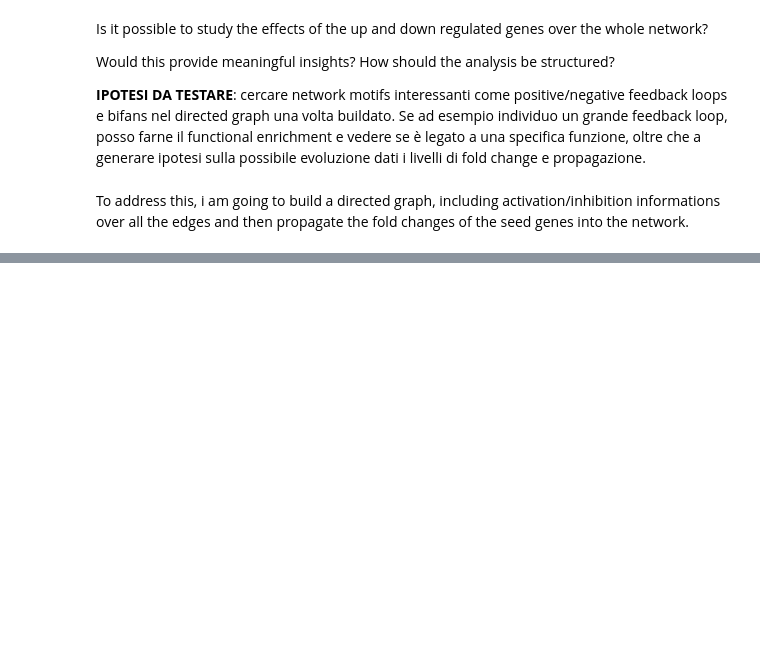
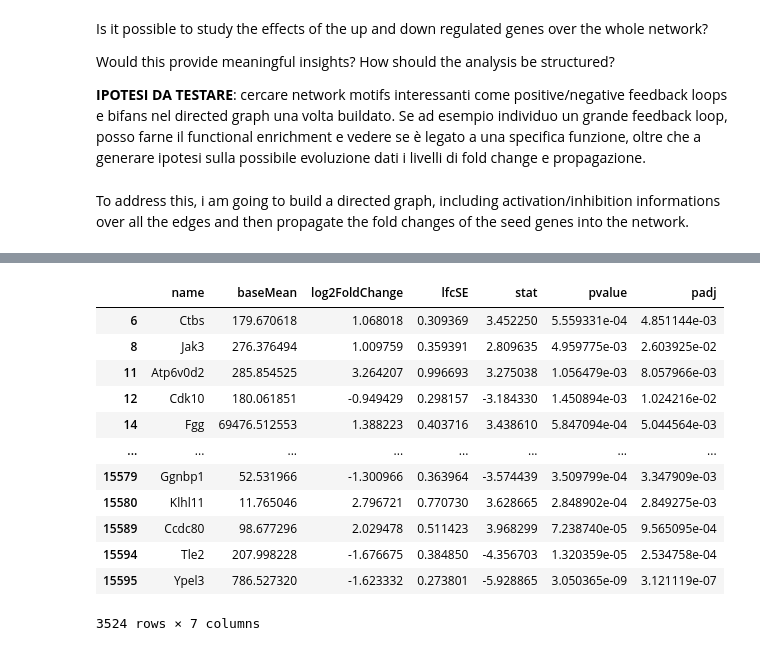
Before and after one commit to EmilianoMarrale/SocialNetworkAnalysis, a Jupyter notebook: notebooks/03_diffusion_analysis.ipynb, the cells around one changed output, grey strips where cells are left out. Cells and saved outputs as stored; diff of their text form; code cells hidden in the pictures; blank space fills up the shorter version.

```diff
--- a/notebooks/03_diffusion_analysis.ipynb
+++ b/notebooks/03_diffusion_analysis.ipynb
@@ -25,0 +34,17 @@ To address this, i am going to build a directed graph, including activation/inhi
+# %%
+ground_truth_fold_change = deg_utils.preprocess_bulk_rna_seq_data(0.05, 0.585, contrast=["group", "Aging", "Young"], file=config.young_vs_aging_PROCESSED_BULK_RNA_SEQ_FILE)
+ground_truth_fold_change
+# %% [output]
+|  | name | baseMean | log2FoldChange | lfcSE | stat | pvalue | padj |
+| 6 | Ctbs | 179.670618 | 1.068018 | 0.309369 | 3.452250 | 5.559331e-04 | 4.851144e-03 |
+| 8 | Jak3 | 276.376494 | 1.009759 | 0.359391 | 2.809635 | 4.959775e-03 | 2.603925e-02 |
+| 11 | Atp6v0d2 | 285.854525 | 3.264207 | 0.996693 | 3.275038 | 1.056479e-03 | 8.057966e-03 |
+| 12 | Cdk10 | 180.061851 | -0.949429 | 0.298157 | -3.184330 | 1.450894e-03 | 1.024216e-02 |
+| 14 | Fgg | 69476.512553 | 1.388223 | 0.403716 | 3.438610 | 5.847094e-04 | 5.044564e-03 |
+| ... | ... | ... | ... | ... | ... | ... | ... |
+| 15579 | Ggnbp1 | 52.531966 | -1.300966 | 0.363964 | -3.574439 | 3.509799e-04 | 3.347909e-03 |
+| 15580 | Klhl11 | 11.765046 | 2.796721 | 0.770730 | 3.628665 | 2.848902e-04 | 2.849275e-03 |
+| 15589 | Ccdc80 | 98.677296 | 2.029478 | 0.511423 | 3.968299 | 7.238740e-05 | 9.565095e-04 |
+| 15594 | Tle2 | 207.998228 | -1.676675 | 0.384850 | -4.356703 | 1.320359e-05 | 2.534758e-04 |
+| 15595 | Ypel3 | 786.527320 | -1.623332 | 0.273801 | -5.928865 | 3.050365e-09 | 3.121119e-07 |
+3524 rows × 7 columns
```
Also changed, not shown: parts of 7 cells of this notebook, 8 other files.
